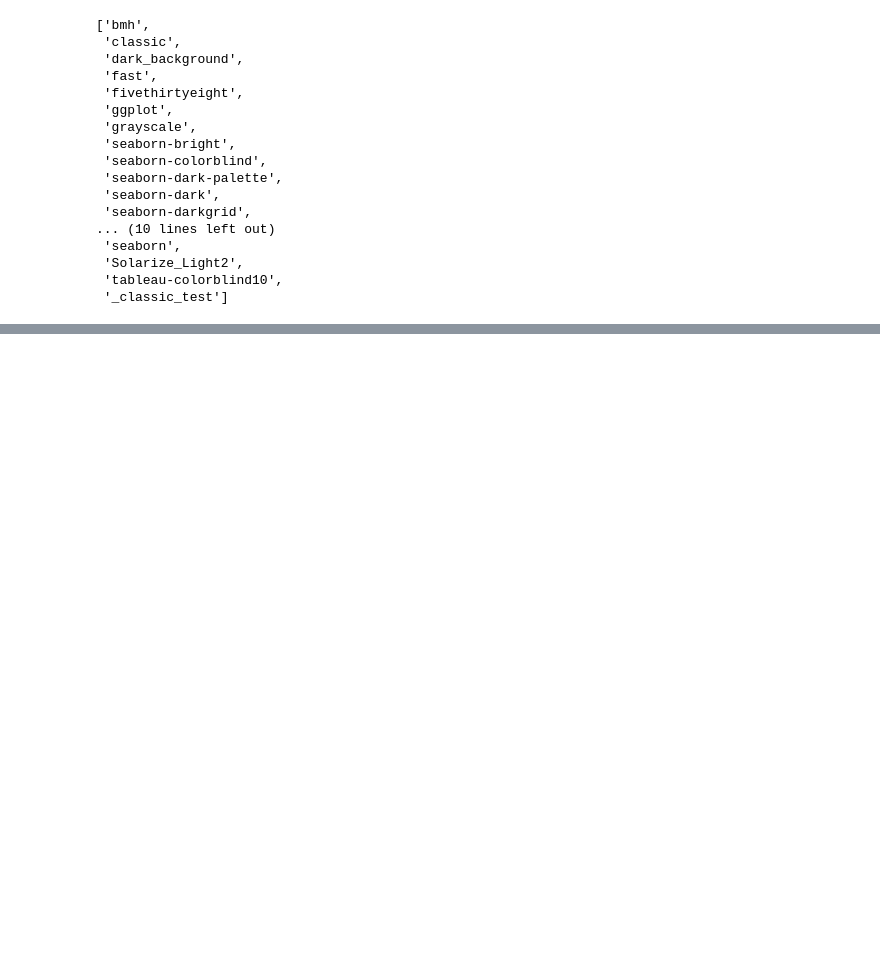
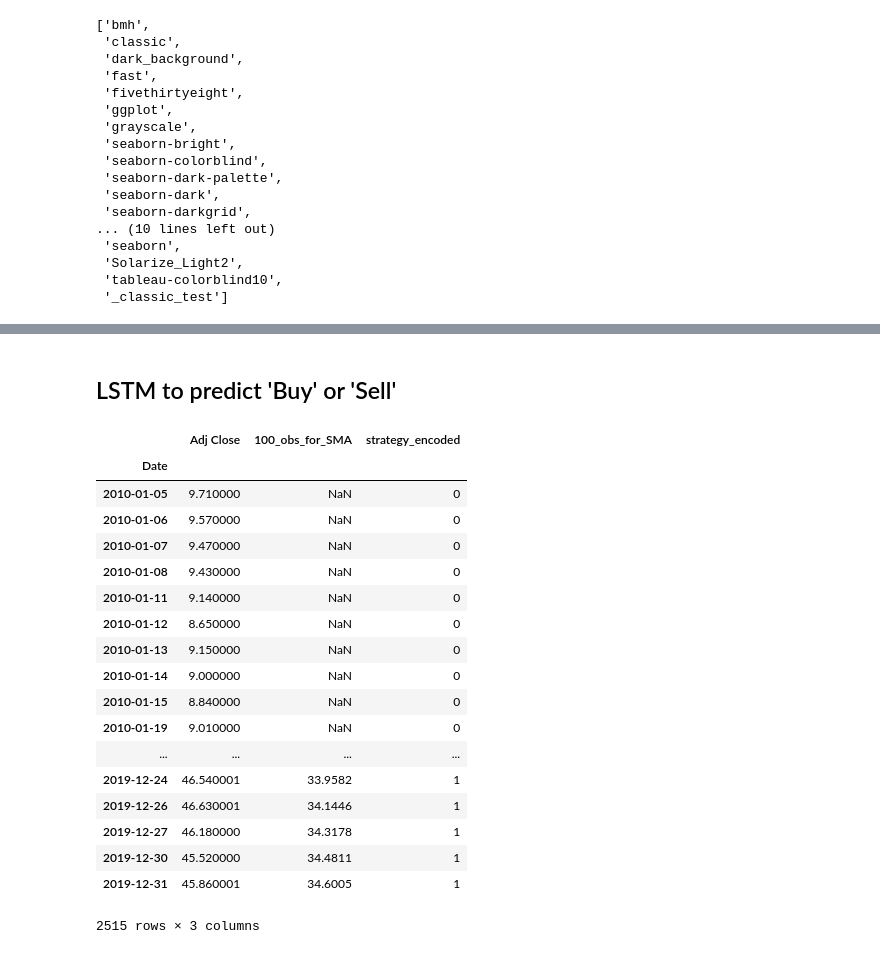
Before and after one commit to SiddAjriY2Jaccount/sma-crossover-python, a Jupyter notebook: AMD_sma.ipynb, the cells around one changed output, grey strips where cells are left out. Drawn from its saved outputs; the diff is of its cells as text; code cells hidden in the pictures; blank space fills up the shorter version.

```diff
--- a/AMD_sma.ipynb
+++ b/AMD_sma.ipynb
@@ -113,0 +167,25 @@ apple.head()
+# %% [markdown]
+## LSTM to predict 'Buy' or 'Sell'
+# %%
+data = amd[['Adj Close', '100_obs_for_SMA', 'strategy_encoded']]
+data
+# %% [output]
+|  | Adj Close | 100_obs_for_SMA | strategy_encoded |
+| Date |  |  |  |
+| 2010-01-05 | 9.710000 | NaN | 0 |
+| 2010-01-06 | 9.570000 | NaN | 0 |
+| 2010-01-07 | 9.470000 | NaN | 0 |
+| 2010-01-08 | 9.430000 | NaN | 0 |
+| 2010-01-11 | 9.140000 | NaN | 0 |
+| 2010-01-12 | 8.650000 | NaN | 0 |
+| 2010-01-13 | 9.150000 | NaN | 0 |
+| 2010-01-14 | 9.000000 | NaN | 0 |
+| 2010-01-15 | 8.840000 | NaN | 0 |
+| 2010-01-19 | 9.010000 | NaN | 0 |
+| ... | ... | ... | ... |
+| 2019-12-24 | 46.540001 | 33.9582 | 1 |
+| 2019-12-26 | 46.630001 | 34.1446 | 1 |
+| 2019-12-27 | 46.180000 | 34.3178 | 1 |
+| 2019-12-30 | 45.520000 | 34.4811 | 1 |
+| 2019-12-31 | 45.860001 | 34.6005 | 1 |
+2515 rows × 3 columns
```
Also changed, not shown: parts of 5 cells of this notebook.
